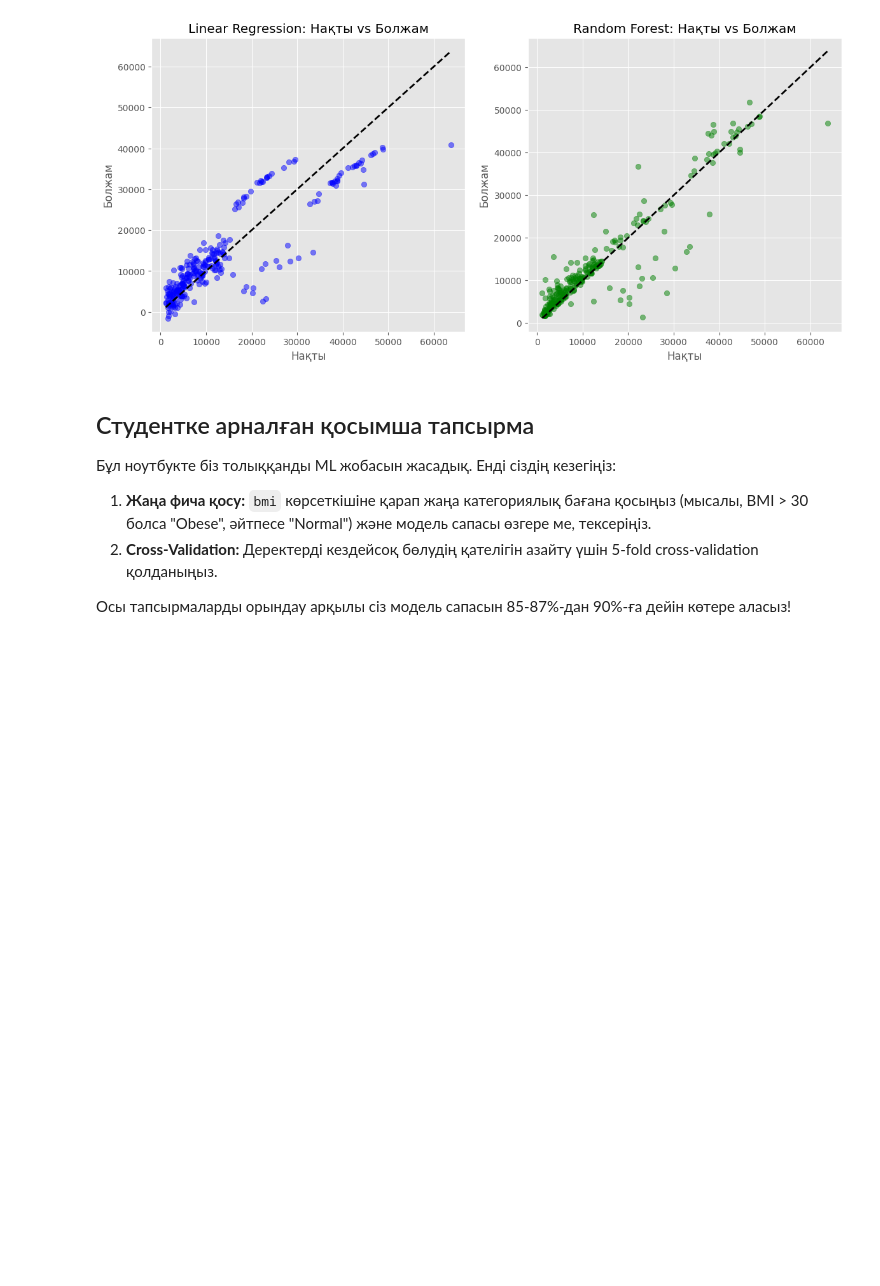
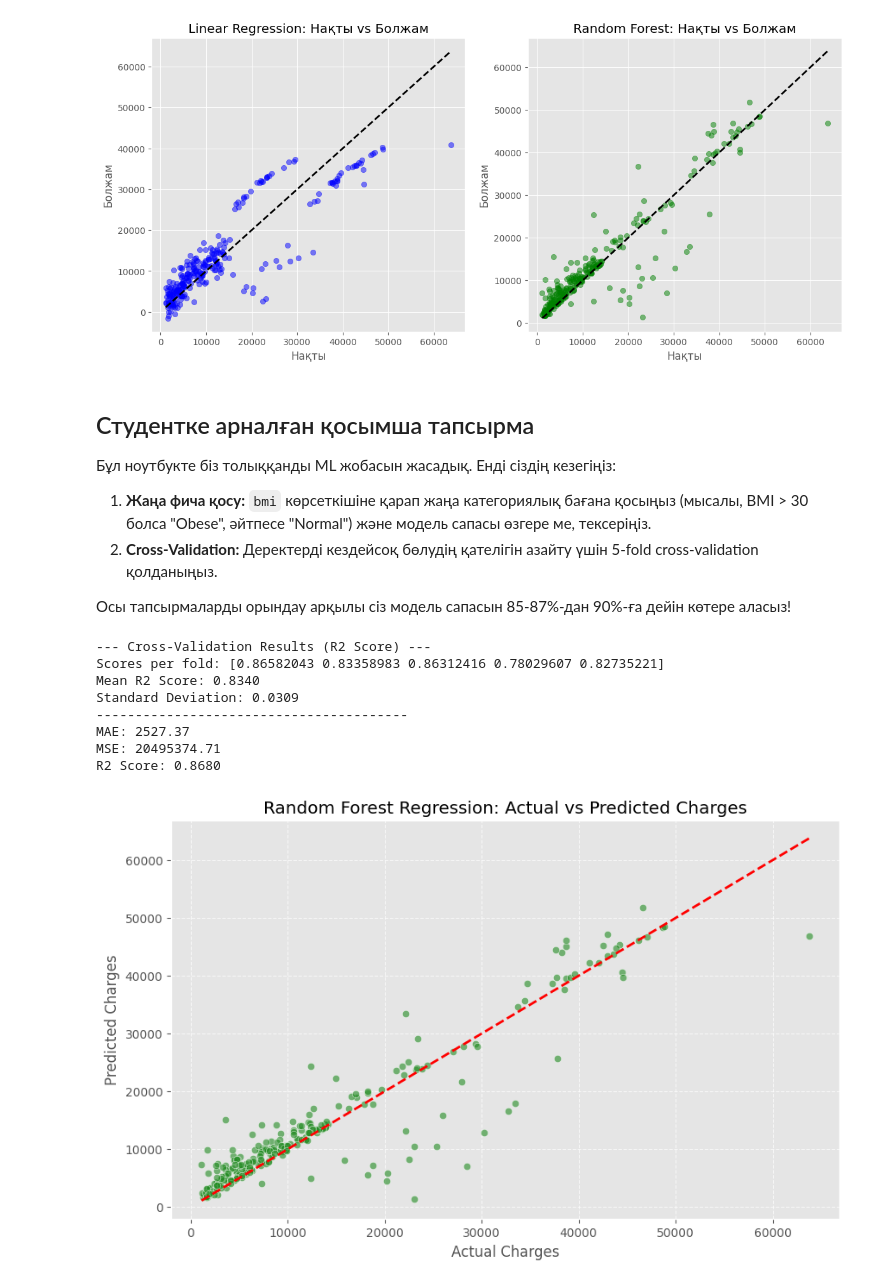
Before and after one commit to ZED-or-ZERO/Notes-on-ML-Courses., a Jupyter notebook: ML Course from ItechResearch/Practice Tasks/TT_10_Толық_МЛ_қадамдары.ipynb, the cells around one changed output. Cells and saved outputs as stored; diff of their text form; code cells hidden in the pictures; blank space fills up the shorter version.

```diff
--- a/ML Course from ItechResearch/Practice Tasks/TT_10_Толық_МЛ_қадамдары.ipynb
+++ b/ML Course from ItechResearch/Practice Tasks/TT_10_Толық_МЛ_қадамдары.ipynb
@@ -329,3 +329,59 @@ plt.show()
 2. **Cross-Validation:** Деректерді кездейсоқ бөлудің қателігін азайту үшін 5-fold cross-validation қолданыңыз.
 
 Осы тапсырмаларды орындау арқылы сіз модель сапасын 85-87%-дан 90%-ға дейін көтере аласыз!
+# %%
+from sklearn.pipeline import Pipeline
+from sklearn.model_selection import cross_val_score, KFold
+
+df['weight_status'] = np.where(df['bmi'] > 30, 'obese', 'normal')
+
+df_encoded = pd.get_dummies(df, columns=['sex', 'smoker', 'region', 'weight_status'], drop_first=True)
+
+X = df_encoded.drop('charges', axis=1)
+y = df_encoded['charges']
+
+X_train, X_test, y_train, y_test = train_test_split(X, y, test_size=0.2, random_state=42)
+
+pipeline = Pipeline([
+    ('scaler', StandardScaler()),
+    ('rf_model', RandomForestRegressor(n_estimators=100, random_state=42))
+])
+
+kf = KFold(n_splits=5, shuffle=True, random_state=42)
+cv_results = cross_val_score(pipeline, X, y, cv=kf, scoring='r2')
+
+print("--- Cross-Validation Results (R2 Score) ---")
+print(f"Scores per fold: {cv_results}")
+print(f"Mean R2 Score: {cv_results.mean():.4f}")
+print(f"Standard Deviation: {cv_results.std():.4f}")
+print("-" * 40)
+
+pipeline.fit(X_train, y_train)
+y_pred = pipeline.predict(X_test)
+
+mae = mean_absolute_error(y_test, y_pred)
+mse = mean_squared_error(y_test, y_pred)
+r2 = r2_score(y_test, y_pred)
+
+print(f"MAE: {mae:.2f}")
+print(f"MSE: {mse:.2f}")
+print(f"R2 Score: {r2:.4f}")
+
+plt.figure(figsize=(10, 6))
+plt.scatter(y_test, y_pred, alpha=0.6, color='forestgreen', edgecolors='w')
+plt.plot([y_test.min(), y_test.max()], [y_test.min(), y_test.max()], 'r--', lw=2)
+plt.title('Random Forest Regression: Actual vs Predicted Charges')
+plt.xlabel('Actual Charges')
+plt.ylabel('Predicted Charges')
+plt.grid(True, linestyle='--', alpha=0.7)
+plt.show()
+# %% [output]
+--- Cross-Validation Results (R2 Score) ---
+Scores per fold: [0.86582043 0.83358983 0.86312416 0.78029607 0.82735221]
+Mean R2 Score: 0.8340
+Standard Deviation: 0.0309
+----------------------------------------
+MAE: 2527.37
+MSE: 20495374.71
+R2 Score: 0.8680
+[figure, added]
```
Also changed, not shown: 1 other file.
